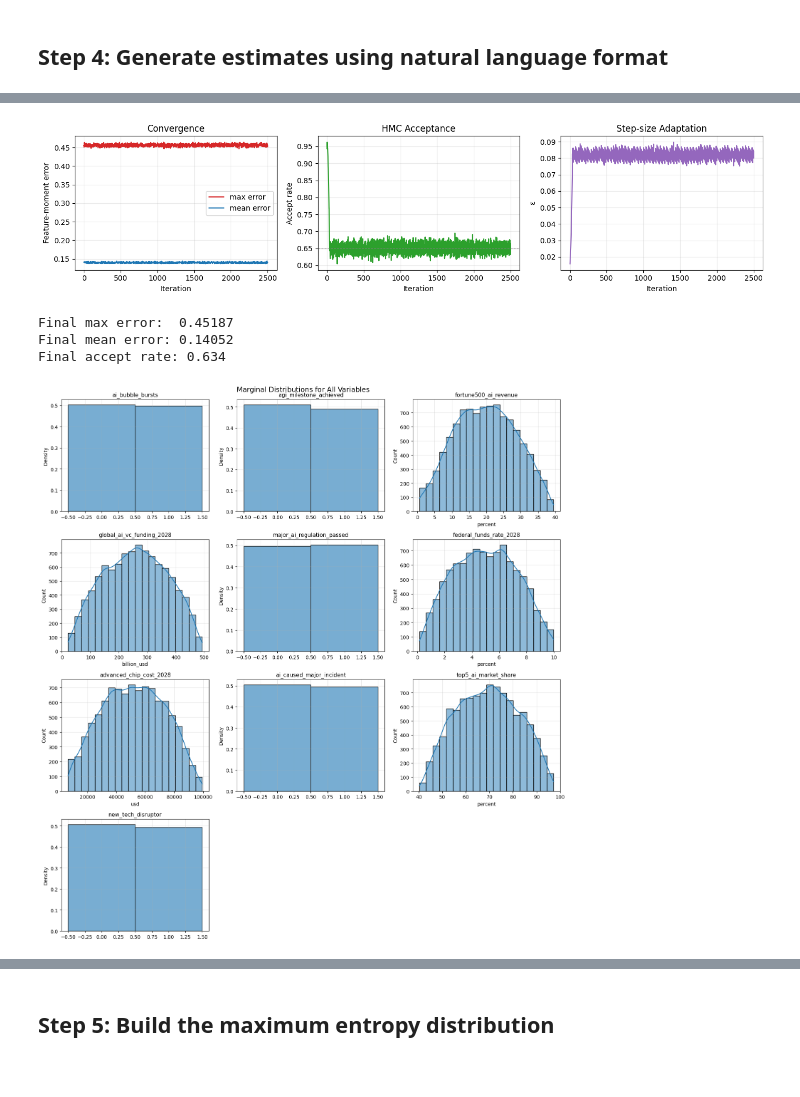
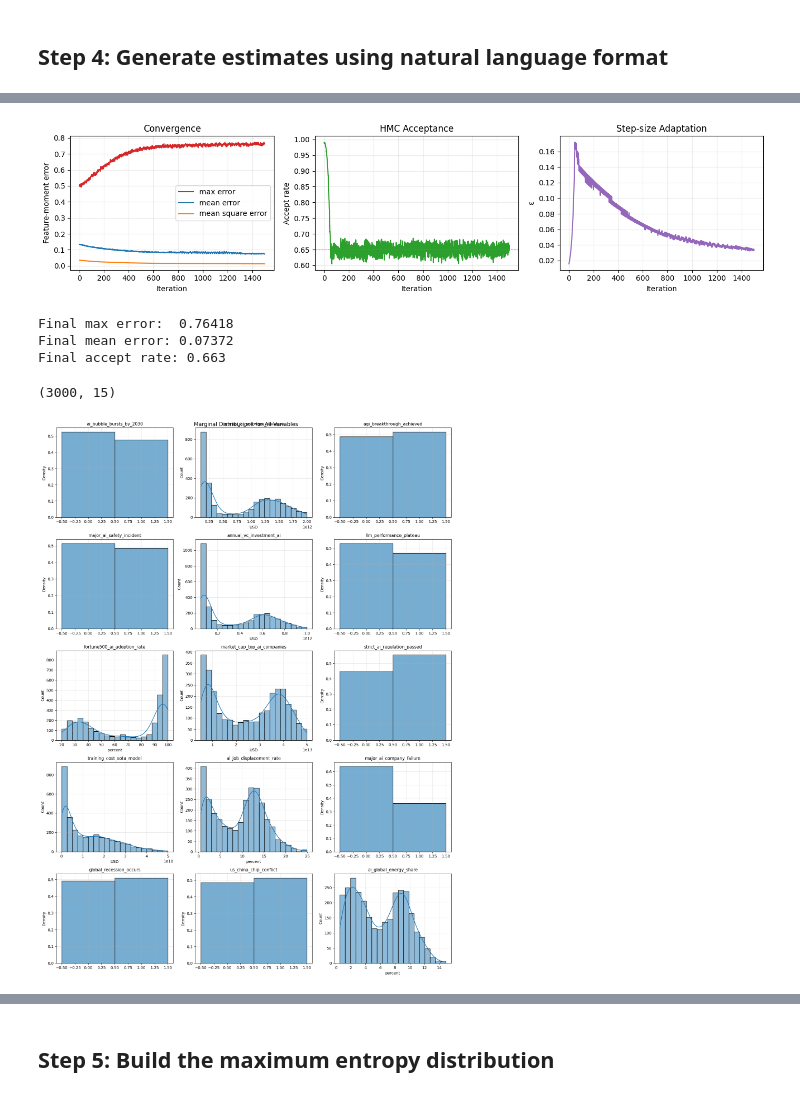
Before and after one commit to amdson/calibrated_response, a Jupyter notebook: examples/maxent_large_pipeline.ipynb, the cells around one changed output, grey strips where cells are left out. Saved outputs shown, nothing was run; the diff lists cells and outputs as text; code cells hidden in the pictures.

```diff
--- a/examples/maxent_large_pipeline.ipynb
+++ b/examples/maxent_large_pipeline.ipynb
@@ -77,11 +77,11 @@ selected_vars = variables
 
 estimates = []
 # Generate estimates in natural language format
-for batch in range(10):
+for batch in range(5):
     batch_estimates = est_gen.generate(
         question=question,
         variables=selected_vars,
-        num_estimates=20,
+        num_estimates=50,
     )
     estimates.extend(batch_estimates)
 
@@ -91,7 +109,7 @@ for est in estimates:
 # %%
-# with open("maxent_llm_cache.pkl", "wb") as f:
+# with open("maxent_llm_cache_large.pkl", "wb") as f:
 #     import pickle
 #     pickle.dump((variables, estimates), f)
-with open("maxent_llm_cache.pkl", "rb") as f:
+with open("maxent_llm_cache_large.pkl", "rb") as f:
     import pickle
     variables, estimates = pickle.load(f)
@@ -124,9 +180,9 @@ from calibrated_response.models.variable import VariableType
 
 config = JAXSolverConfig(
     num_chains=2048,
-    num_iterations=2500,
+    num_iterations=1500,
     mcmc_steps_per_iteration=4,
-    learning_rate=0.002,
+    learning_rate=0.001,
     l2_regularization=1e-1,
     mean_initialisation=False,
     continuous_prior="gaussian",
@@ -161,7 +217,9 @@ builder = DistributionBuilder(variables=variables,
                               solver_config=config)
 
 # Build for AI bubble bursts (the solver trains once; marginals for all variables are in info)
-distribution, info = builder.build(target_variable="ai_bubble_bursts")
+target_variable = variables[0].name
+print(target_variable)
+distribution, info = builder.build(target_variable=target_variable)
 
 print(f"\nConverged: {info['converged']}")
 print(f"Features used: {info['n_features']}")
@@ -215,6 +253,8 @@ fig, axes = plt.subplots(1, 3, figsize=(14, 3.5))
 
 axes[0].plot(history["iteration"], history["max_error"], label="max error", color="C3")
 axes[0].plot(history["iteration"], history["mean_error"], label="mean error", color="C0")
+axes[0].plot(history["iteration"], history["mean_squared_error"], label="mean square error", color="C1")
+
 axes[0].set_xlabel("Iteration"); axes[0].set_ylabel("Feature-moment error")
 axes[0].set_title("Convergence"); axes[0].legend(); axes[0].grid(alpha=0.25)
 
@@ -233,14 +273,18 @@ print(f"Final max error:  {history['max_error'][-1]:.5f}")
 print(f"Final mean error: {history['mean_error'][-1]:.5f}")
 print(f"Final accept rate: {history['accept_rate'][-1]:.3f}")
 # %% [output]
-[figure, old version]
+[figure, new version]
-Final max error:  0.45187
-Final mean error: 0.14052
-Final accept rate: 0.634
+Final max error:  0.76418
+Final mean error: 0.07372
+Final accept rate: 0.663
 # %%
 model = info['energy_model']
 import jax
-samples = model.sample_original(n_samples=int(1e3))
+samples = model.sample_original(n_samples=int(3e3))
+# %%
+print(samples.shape)
+# %% [output]
+(3000, 15)
 # %%
 import seaborn as sns
 from calibrated_response.models.variable import VariableType
@@ -249,33 +293,33 @@ from calibrated_response.models.variable import VariableType
 # Plot all marginals in a grid
 n_vars = len(variables)
 n_cols = min(3, n_vars)
-n_rows = (n_vars + n_cols - 1) // n_cols
+n_rows = (n_vars + n_cols) // n_cols
 
 fig, axes = plt.subplots(n_rows, n_cols, figsize=(5*n_cols, 4*n_rows))
 if n_vars == 1:
     axes = [axes]
 else:
     axes = axes.flatten()
 
 for idx, var in enumerate(variables):
     if variables[idx].type == VariableType.BINARY:
         sns.histplot(samples[:, idx], bins=[-0.5, 0.5, 1.5], ax=axes[idx], color="C0", alpha=0.6, stat="density")
         # axes[idx].set_xticks([0, 1])
         # axes[idx].set_xticklabels(["False", "True"])
         # axes[idx].hist(samples[:, idx], bins=[-0.5, 0.5, 1.5], color="C0", alpha=0.6, density=True)
     else:
         sns.histplot(samples[:, idx], bins=20, kde=True, ax=axes[idx], color="C0")
 
     axes[idx].set_title(var.name, fontsize=11)
     axes[idx].set_xlabel(getattr(var, 'unit', '') or '', fontsize=10)
     axes[idx].grid(True, alpha=0.3)
 
 # Hide unused subplots
 for idx in range(n_vars, len(axes)):
     axes[idx].set_visible(False)
 
 plt.suptitle('Marginal Distributions for All Variables', fontsize=14)
 plt.tight_layout()
 plt.show()
 # %% [output]
-[figure, old version]
+[figure, new version]
```
Also changed, not shown: parts of 11 cells of this notebook, 8 other files.
